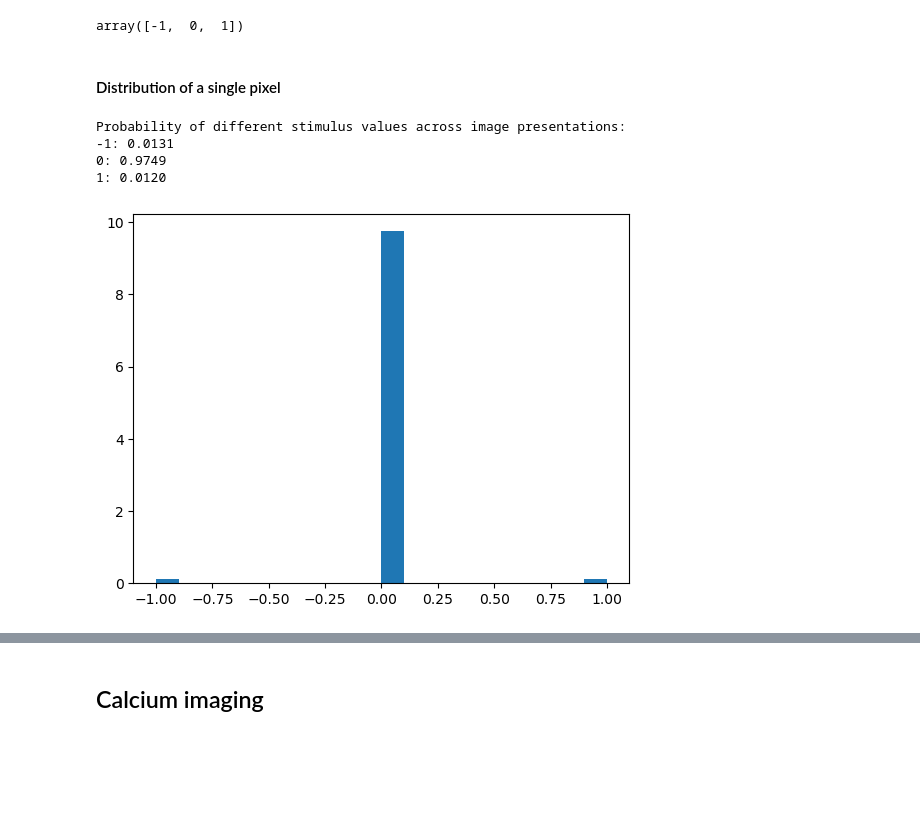
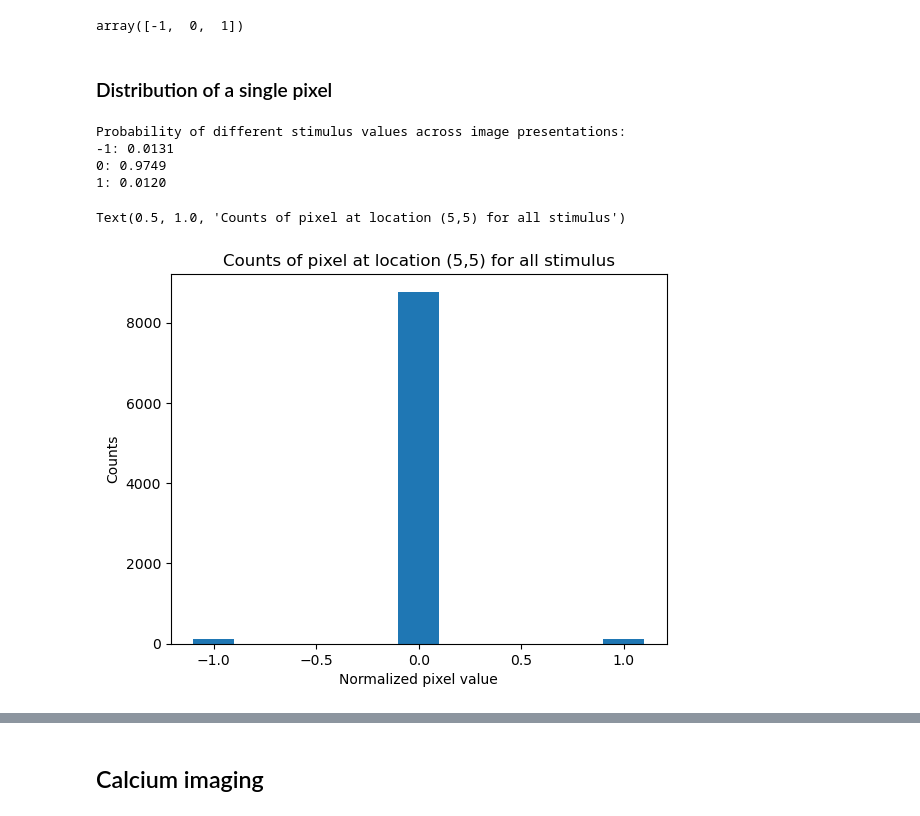
Before and after one commit to atimcenko/tu-neural-data-science, a Jupyter notebook: practical/practical02_Alex.ipynb, the cells around one changed output, grey strips where cells are left out. Saved outputs shown, nothing was run; the diff lists cells and outputs as text; code cells hidden in the pictures; blank space fills up the shorter version.

```diff
--- a/practical/practical02_Alex.ipynb
+++ b/practical/practical02_Alex.ipynb
@@ -71,7 +73,7 @@ def load_data(path="."):
     data = np.load(path / "dff_data_rf.npz", allow_pickle=True)
     data = dict(data)
     array2df(data, "stim_table", ["frame", "start", "end"])
-    array2df(data, "stim_epoch_table", ["start", "end", "stimulus"])
+    array2df(data, "stim_epoch_table", ["stimulus", "start", "end"])
 
     return data
 
@@ -192,17 +319,22 @@ np.unique(stim)
 # %% [output]
 array([-1,  0,  1])
 # %% [markdown]
-#### Distribution of a single pixel
+### Distribution of a single pixel
 # %%
 p0, p1 = (5, 5) # pixel coordinates
 pixel_vals = stim[:, p0, p1]
 print("Probability of different stimulus values across image presentations: ")
+
 for val in [-1, 0, 1]:
     print(f"{val}: {np.sum(pixel_vals == val) / pixel_vals.size:.4f}")
-plt.hist(pixel_vals, bins=20, density=True);
+plt.hist(pixel_vals, bins=[-1.1, -0.9, -0.1, 0.1, 0.9, 1.1], density=False);
+plt.xlabel('Normalized pixel value')
+plt.ylabel('Counts')
+plt.title('Counts of pixel at location (5,5) for all stimulus')
 # %% [output]
 Probability of different stimulus values across image presentations:
 -1: 0.0131
 0: 0.9749
 1: 0.0120
+Text(0.5, 1.0, 'Counts of pixel at location (5,5) for all stimulus')
-[figure, old version]
+[figure, new version]
```
Also changed, not shown: parts of 71 cells of this notebook.
